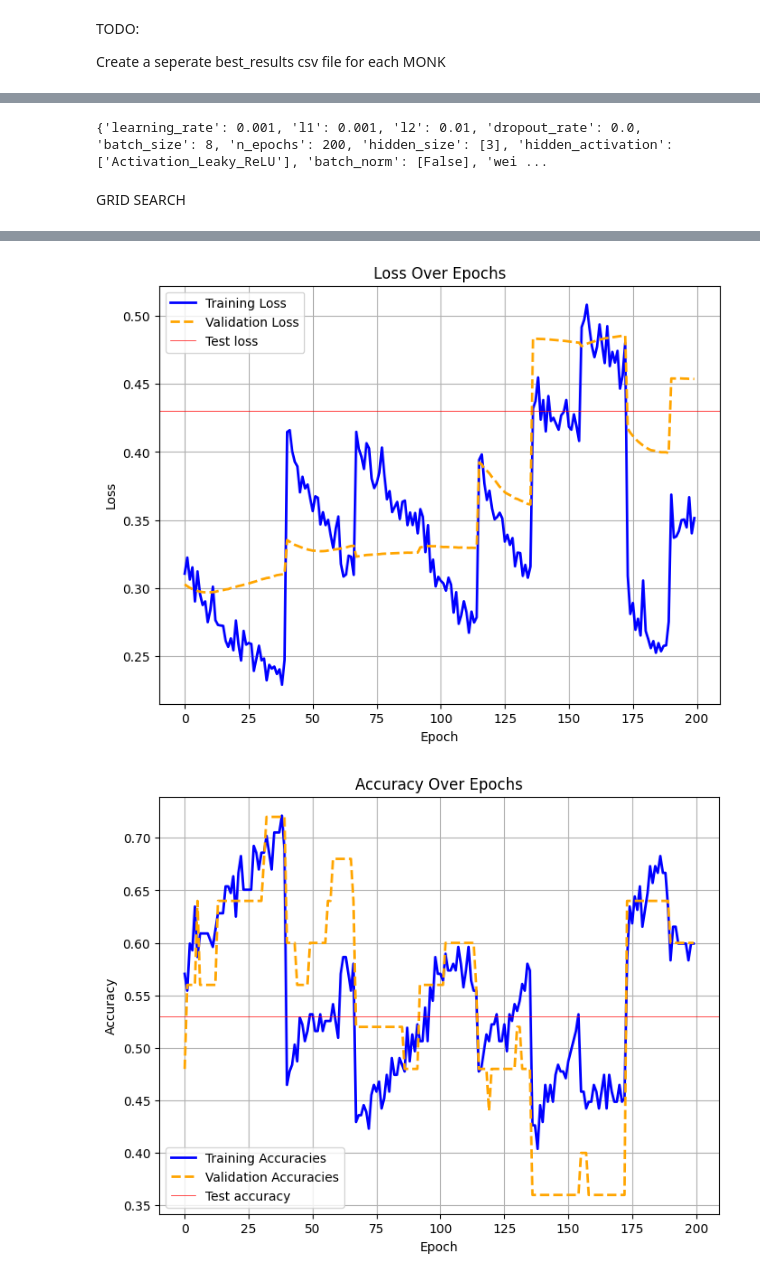
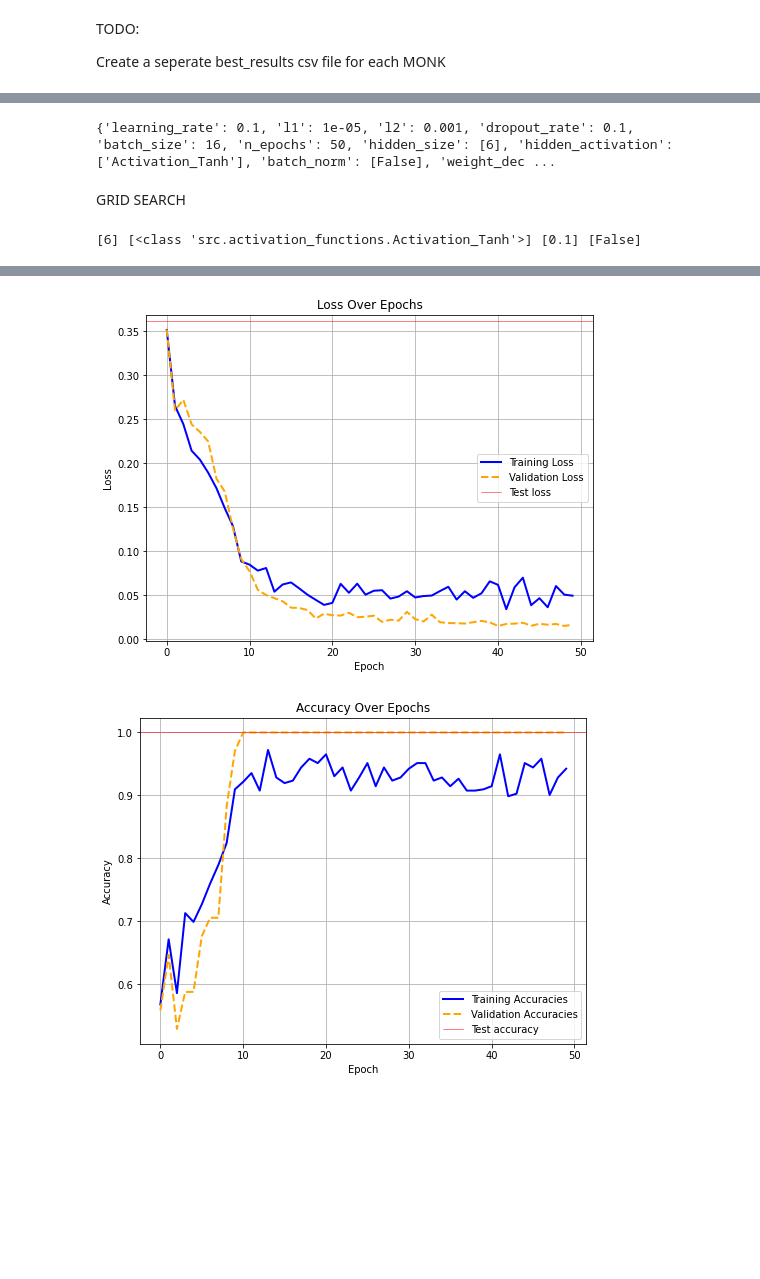
Before and after one commit to Mostafa772/ML_project, a Jupyter notebook: baseline copy.ipynb, the cells around one changed output, grey strips where cells are left out. Cells and saved outputs as stored; diff of their text form; code cells hidden in the pictures; blank space fills up the shorter version.

Commit message:
Fixing baseline copy
Added early stopping to train_and_evaluate and deleted redundant losses from the training

```diff
--- a/baseline copy.ipynb
+++ b/baseline copy.ipynb
@@ -40,6 +38,6 @@ np.random.seed(0)
 # %% [markdown]
 <!-- #### Data pre-processing for MONK Datasets  -->
 # %%
-X_train, y_train = load_data(MONK_NUM=1)
-X_test, y_test = load_data(MONK_NUM=1, train=False)
+X_train, y_train = load_data(MONK_NUM=2)
+X_test, y_test = load_data(MONK_NUM=2, train=False)
 # %% [output]
@@ -105,7 +89,7 @@ Create a seperate best_results csv file for each MONK
 best_hyperparams, best_performance = random_search(X_train=X_train,
                                                    y_train=y_train,
                                                    param_distributions=param_distributions,
-                                                   n_iters=5)  # adjust n_iters as needed
+                                                   n_iters=100)  # adjust n_iters as needed
 
 print(best_hyperparams)
 # %% [output]
@@ -129,8 +98,8 @@ print(best_hyperparams)
 # %%
-learning_rate, l1, l2, dropout_rate, batch_size, n_epochs, hidden_size, hidden_activation, use_batch_norm, weight_decay, validation_accuracy = best_hyperparams.values()
+learning_rate, l1, l2, dropout_rate, batch_size, n_epochs, hidden_size, hidden_activation, use_batch_norm, weight_decay, patience, validation_accuracy = best_hyperparams.values()
 print(best_hyperparams)
 # %% [output]
-{'learning_rate': 0.001, 'l1': 0.001, 'l2': 0.01, 'dropout_rate': 0.0, 'batch_size': 8, 'n_epochs': 200, 'hidden_size': [3], 'hidden_activation': ['Activation_Leaky_ReLU'], 'batch_norm': [False], 'wei ...
+{'learning_rate': 0.1, 'l1': 1e-05, 'l2': 0.001, 'dropout_rate': 0.1, 'batch_size': 16, 'n_epochs': 50, 'hidden_size': [6], 'hidden_activation': ['Activation_Tanh'], 'batch_norm': [False], 'weight_dec ...
 # %% [markdown]
 GRID SEARCH
 # %%
@@ -145,20 +114,23 @@ activation_map = {
 hidden_activation = [activation_map[act] for act in hidden_activation]
 # %%
 
-# model = NN(
-#     l1=l1,
-#     l2=l2,
-#     input_size=17,
-#     hidden_sizes=hidden_size,
-#     output_size=1,
-#     hidden_activations=hidden_activation,
-#     dropout_rates=[dropout_rate],
-#     use_batch_norm=use_batch_norm
-# )
-model = CascadeCorrelation(input_size = 17, output_size= 1, activation=Activation_Leaky_ReLU, output_activation = Activation_Sigmoid)
+model = NN(
+    l1=l1,
+    l2=l2,
+    input_size=17,
+    hidden_sizes=hidden_size,
+    output_size=1,
+    hidden_activations=hidden_activation,
+    dropout_rates=[dropout_rate],
+    use_batch_norm=use_batch_norm
+)
+# model = CascadeCorrelation(input_size = 17, output_size= 1, activation=Activation_Leaky_ReLU,
+#                            output_activation = Activation_Sigmoid)
 batch_size = batch_size
 learning_rate = learning_rate
 n_epochs = n_epochs
+# %% [output]
+[6] [<class 'src.activation_functions.Activation_Tanh'>] [0.1] [False]
 # %%
 import copy
 
@@ -206,13 +178,6 @@ for epoch in range(n_epochs):
             i=-1
             layer.backward(dvalues)
             dvalues = np.array(layer.dinputs)
-
-            # Regularization
-            if isinstance(layer, Layer_Dense):
-                if layer.l1 > 0:
-                    layer.dweights += layer.l1 * np.sign(layer.weights)
-                if layer.l2 > 0:
-                    layer.dweights += 2 * layer.l2 * layer.weights
 
         # Update weights
         optimizer.pre_update_params()
@@ -285,10 +250,10 @@ model.forward(X_test, training=False)
 test_loss = loss_function.forward(model.output.squeeze(), y_test)
 
 predictions = np.round(model.output.squeeze())
-y_true = np.argmax(y_test, axis=1) if y_test.ndim > 1 else y_test
-test_accuracy = np.mean(predictions == y_true)
+# y_true = np.argmax(y_test, axis=1) if y_test.ndim > 1 else y_test
+test_accuracy = np.mean(predictions == y_test.squeeze())
 print(f"Test Accuracy: {test_accuracy:.4f}")
-
+print(predictions[:10].squeeze(), y_test[:10].squeeze())
 # Plot training progress
 plot_losses(train_losses, val_losses, test_loss,
             label1="Training Loss", label2="Validation Loss",
@@ -318,5 +277,5 @@ Test Accuracy: 0.5301
-[figure, old version]
+[figure, new version]
-[figure, old version]
+[figure, new version]
 # %%
 print(train_losses, val_losses)
 # %% [output]
```
Also changed, not shown: parts of 11 cells of this notebook, 5 other files.
